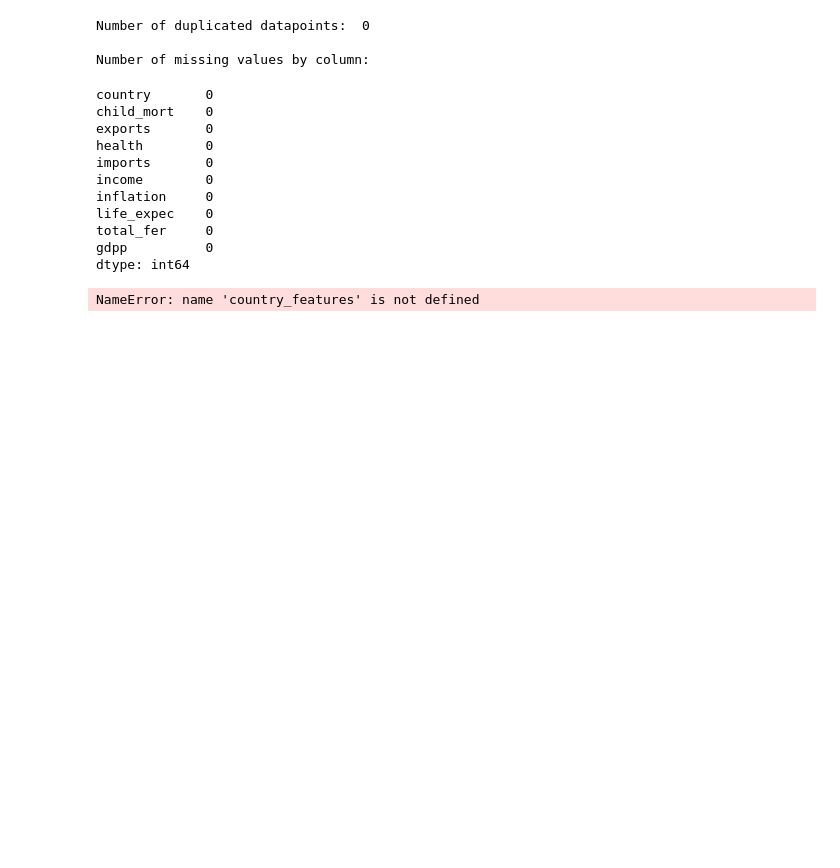
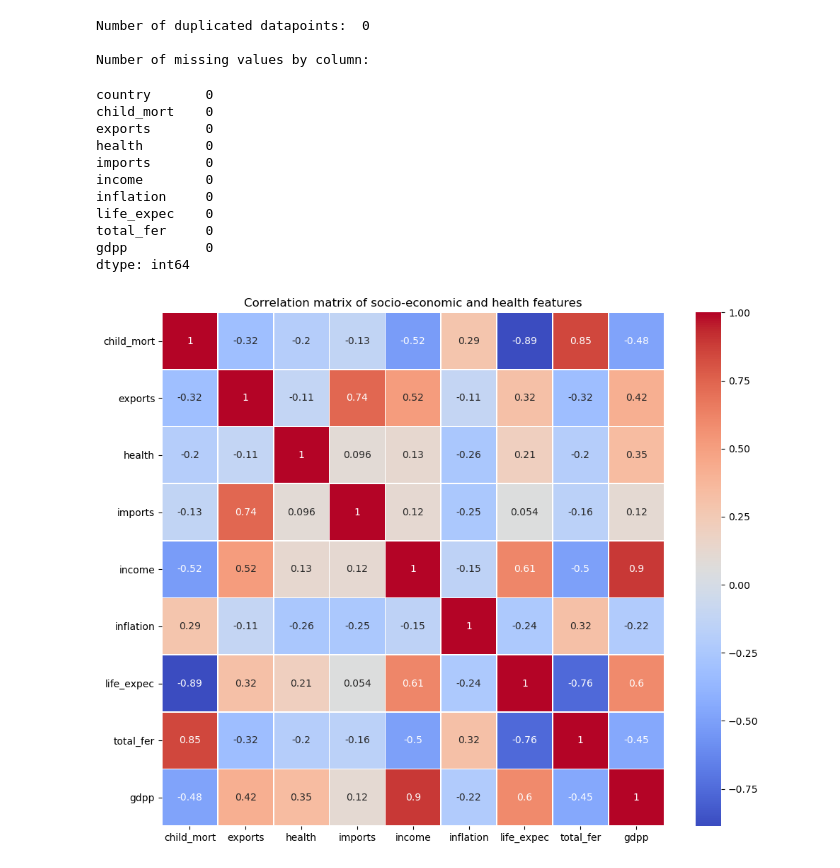
Before and after one commit to LudicrusTwrtle/Unsupervised_ML_Coursework, a Jupyter notebook: Assignment 1/assignment_1.ipynb, the cells around one changed output. Saved outputs shown, nothing was run; the diff lists cells and outputs as text; code cells hidden in the pictures; blank space fills up the shorter version.

Commit message:
displaying the correlation matrix of the features in a Heatmap

```diff
--- a/Assignment 1/assignment_1.ipynb
+++ b/Assignment 1/assignment_1.ipynb
@@ -67,10 +67,21 @@ country_features = df_countries.drop('country', axis =1)
 # %%
 import seaborn as sns
 import matplotlib.pyplot as plt
 
 corr = country_features.corr()
+
+plt.figure(figsize=(10, 8))
+sns.heatmap(
+    corr,
+    annot=True,
+    cmap="coolwarm",
+    linewidths=0.5,
+)
+plt.title("Correlation matrix of socio-economic and health features")
+plt.tight_layout()
+plt.show()
 # %% [output]
-NameError: name 'country_features' is not defined
+[figure, added]
 # %%
 from sklearn.preprocessing import StandardScaler as scaler
 from sklearn.cluster import KMeans
```
